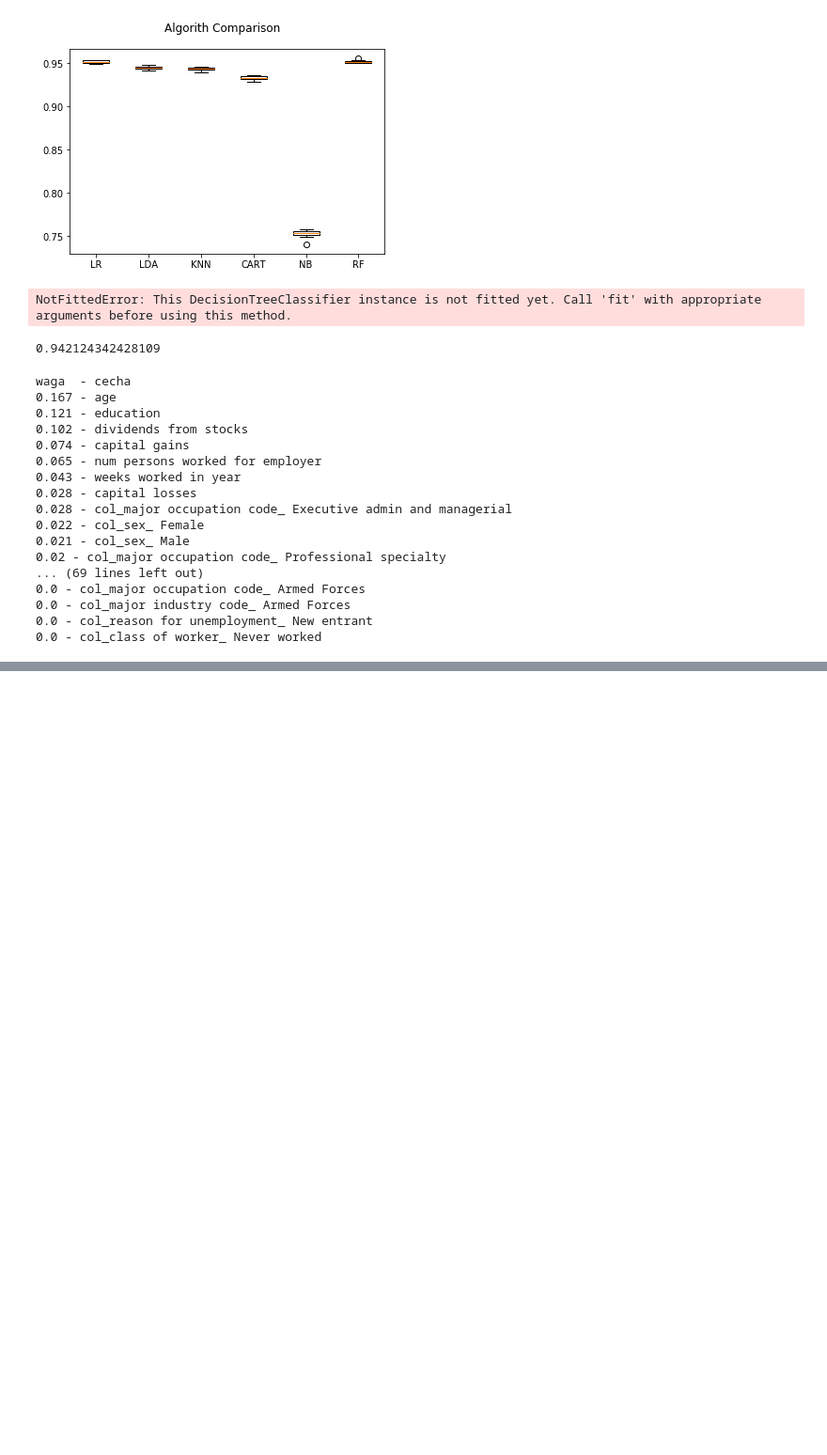
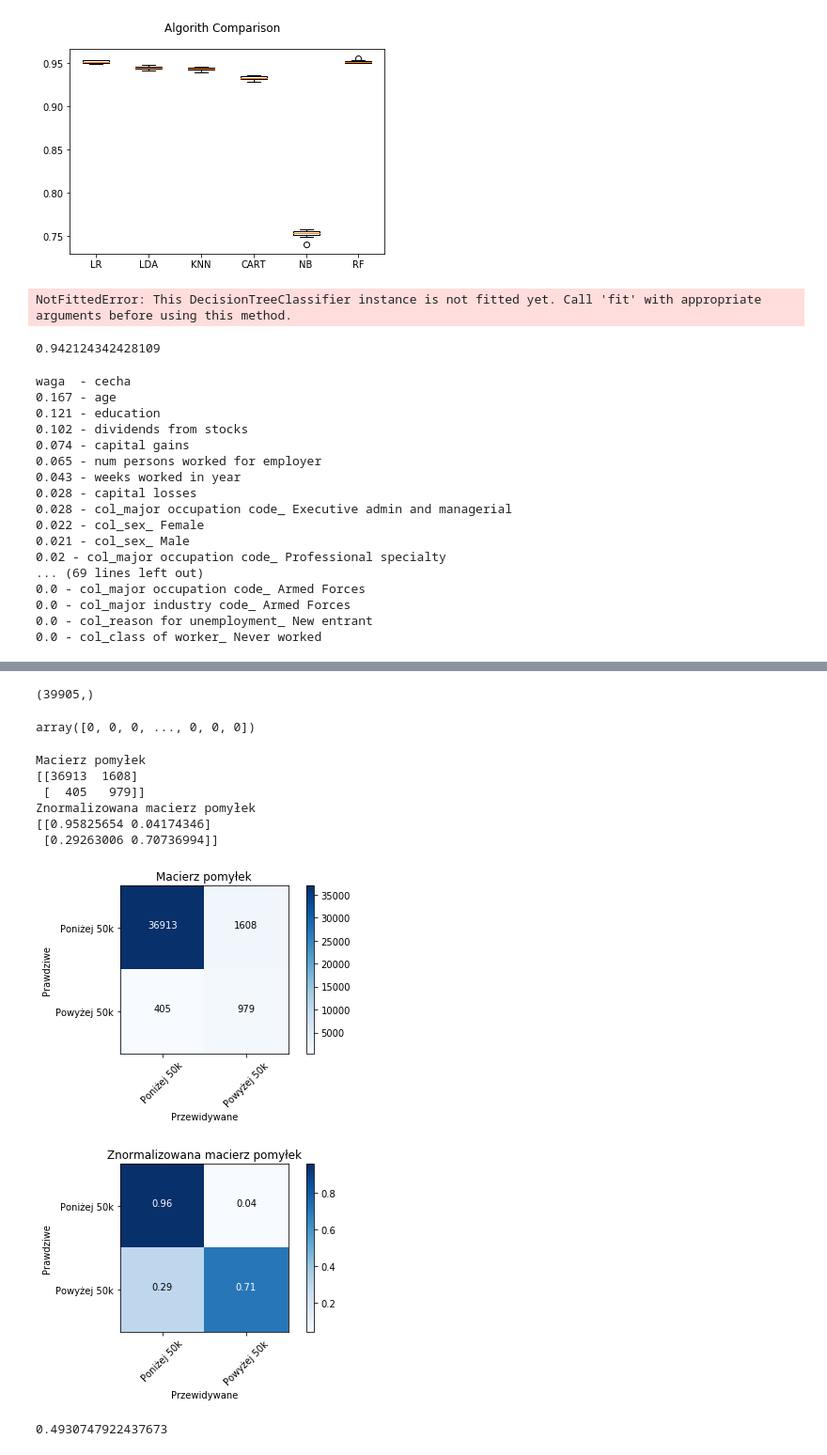
Before and after one commit to mMarzeta/data_exploration, a Jupyter notebook: clusters.ipynb, the cells around one changed output, grey strips where cells are left out. Shown at 94% size. Saved outputs shown, nothing was run; the diff lists cells and outputs as text; code cells hidden in the pictures; blank space fills up the shorter version.

Commit message:
confussion matrix

```diff
--- a/clusters.ipynb
+++ b/clusters.ipynb
@@ -548,0 +567,10 @@ waga  - cecha
+# %%
+res = rfc_fitted.predict(X_validation)
+# %%
+res.shape
+# %% [output]
+(39905,)
+# %%
+res
+# %% [output]
+array([0, 0, 0, ..., 0, 0, 0])
@@ -548,0 +580,2 @@ waga  - cecha
+# %%
+cnf_matrix = confusion_matrix(res, Y_validation)
@@ -548,0 +616,21 @@ waga  - cecha
+# %%
+plt.figure()
+class_names = ["Poniżej 50k", "Powyżej 50k"]
+plot_confusion_matrix(cnf_matrix, classes=class_names,
+                      title='Macierz pomyłek')
+
+# Plot normalized confusion matrix
+plt.figure()
+plot_confusion_matrix(cnf_matrix, classes=class_names, normalize=True,
+                      title='Znormalizowana macierz pomyłek')
+
+plt.show()
+# %% [output]
+Macierz pomyłek
+[[36913  1608]
+ [  405   979]]
+Znormalizowana macierz pomyłek
+[[0.95825654 0.04174346]
+ [0.29263006 0.70736994]]
+[figure, added]
+[figure, added]
@@ -548,0 +639,4 @@ waga  - cecha
+# %%
+f1_score(Y_validation, res)
+# %% [output]
+0.4930747922437673
```
Also changed, not shown: parts of 6 cells of this notebook.
